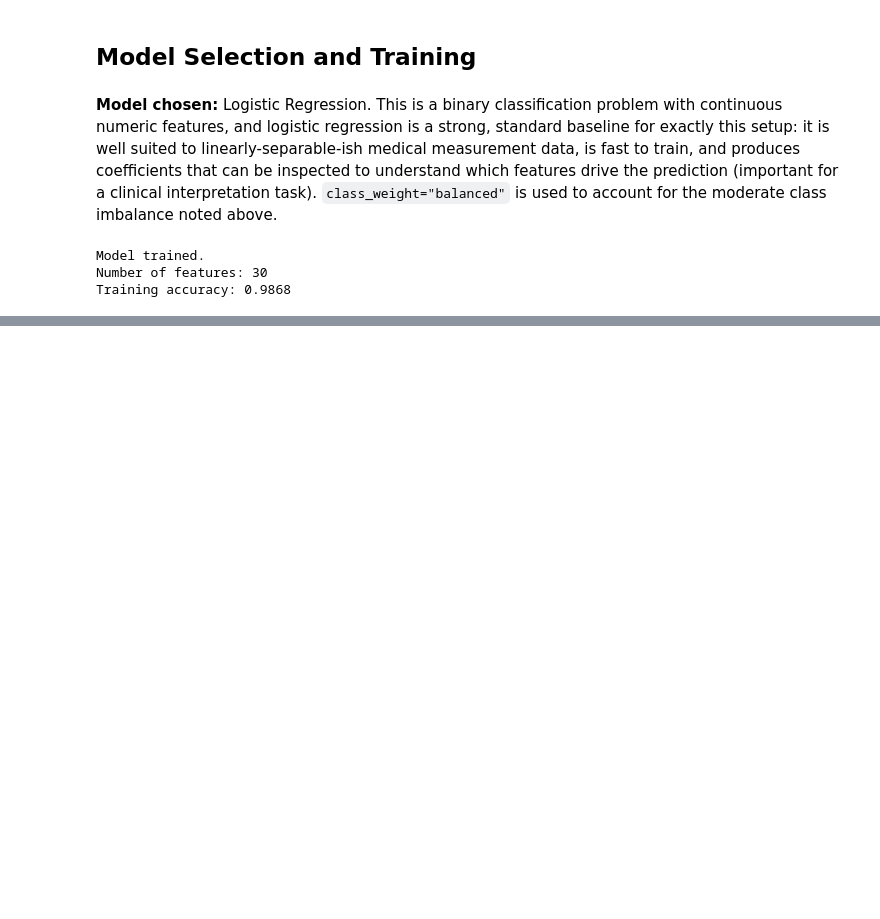
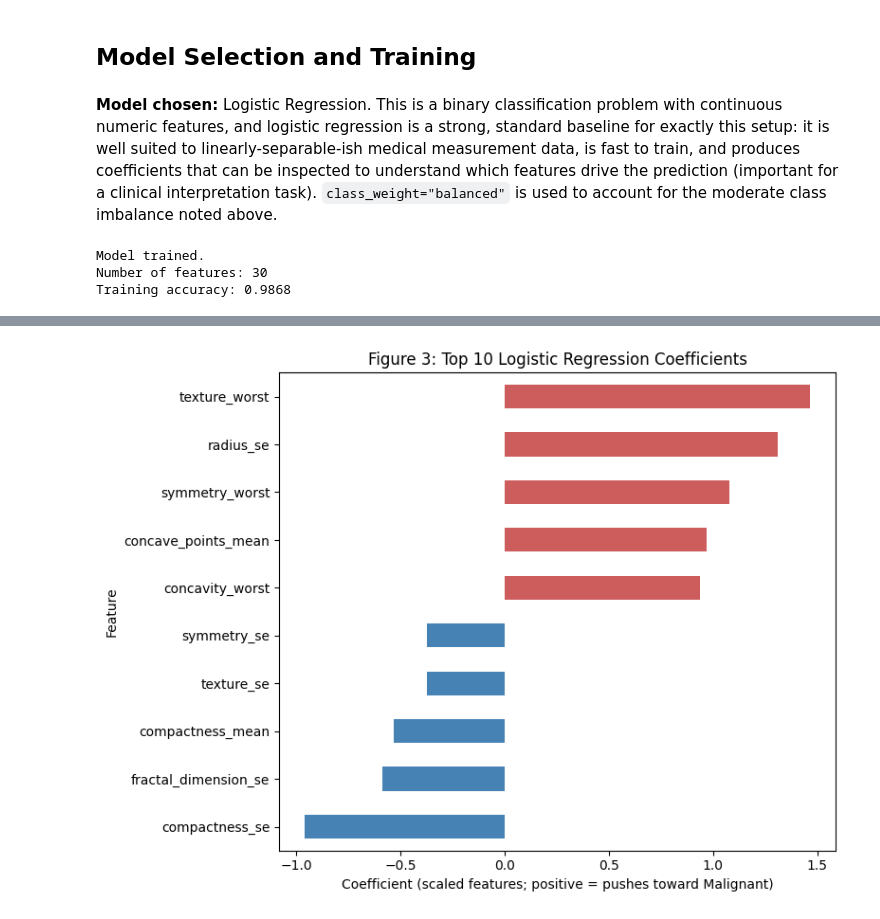
Before and after one commit to Sceptr3sec/Artificial-Intelligence-Studies, a Jupyter notebook: Capstone/ModelDesignTraining/modeling.ipynb, the cells around one changed output, grey strips where cells are left out. Cells and saved outputs as stored; diff of their text form; code cells hidden in the pictures; blank space fills up the shorter version.

```diff
--- a/Capstone/ModelDesignTraining/modeling.ipynb
+++ b/Capstone/ModelDesignTraining/modeling.ipynb
@@ -136,0 +199,15 @@ Training accuracy: 0.9868
+# %%
+# Figure 3: Top model coefficients (feature influence on malignancy prediction)
+coef_series = pd.Series(model.coef_[0], index=feature_cols).sort_values()
+top_coefs = pd.concat([coef_series.head(5), coef_series.tail(5)])
+
+plt.figure(figsize=(8, 6))
+colors = ["indianred" if v > 0 else "steelblue" for v in top_coefs]
+top_coefs.plot(kind="barh", color=colors)
+plt.title("Figure 3: Top 10 Logistic Regression Coefficients")
+plt.xlabel("Coefficient (scaled features; positive = pushes toward Malignant)")
+plt.ylabel("Feature")
+plt.tight_layout()
+plt.show()
+# %% [output]
+[figure, added]
```
Also changed, not shown: parts of 5 cells of this notebook, 2 other files.
